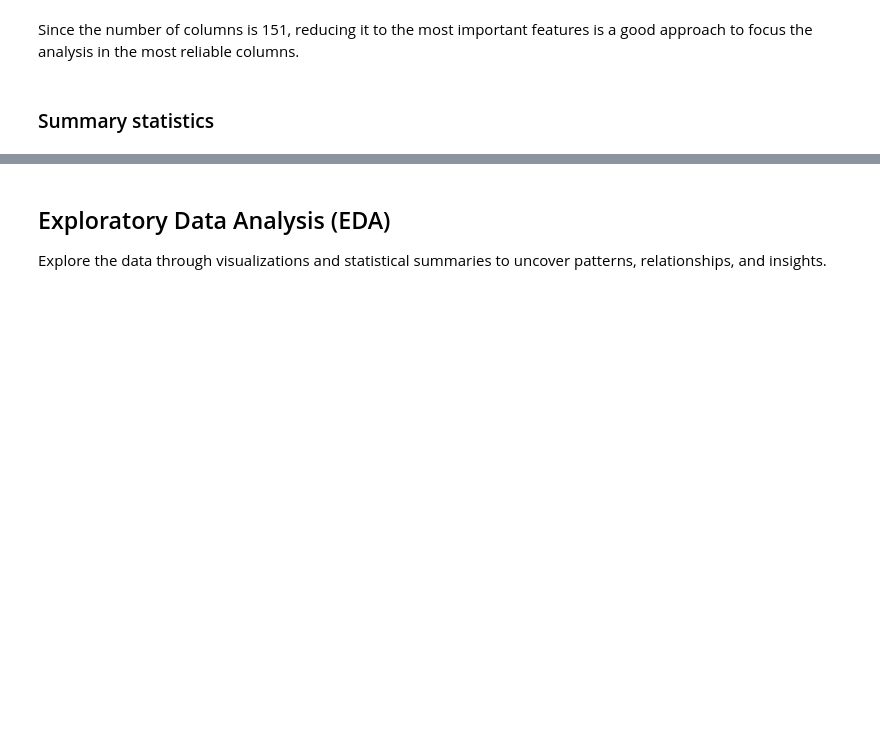
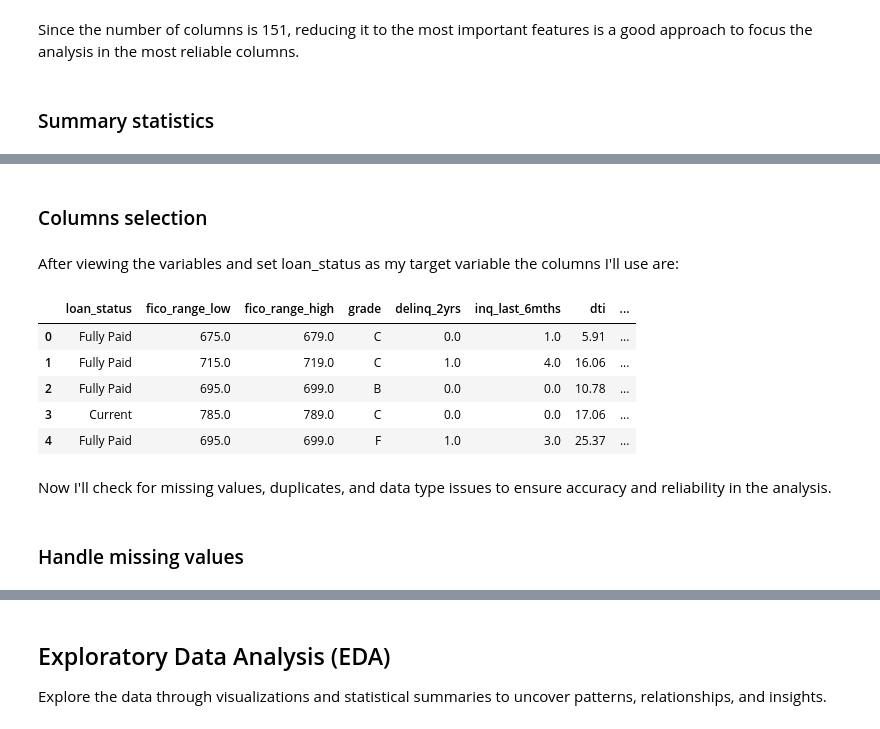
Before and after one commit to diegogomez040/Financial-risk-club-lending, a Jupyter notebook: Finance risk project.ipynb, the cells around one changed output, grey strips where cells are left out. Cells and saved outputs as stored; diff of their text form; code cells hidden in the pictures; blank space fills up the shorter version.

```diff
--- a/Finance risk project.ipynb
+++ b/Finance risk project.ipynb
@@ -125 +126,56 @@ run_query(query)
+# %% [markdown]
+### Columns selection
+# %% [markdown]
+After viewing the variables and set loan_status as my target variable the columns I'll use are:
+# %%
+query = """
+SELECT
+    -- Target variable
+    loan_status,
+
+    -- Credit profile
+    fico_range_low,
+    fico_range_high,
+    grade,
+    delinq_2yrs,
+    inq_last_6mths,
+
+    -- Debt & Income metrics
+    dti,
+    annual_inc,
+    revol_util,
+
+    -- Loan specifics
+    loan_amnt,
+    int_rate,
+    term,
+    purpose,
+    issue_d,
+    installment,
+
+    -- Credit history
+    earliest_cr_line,
+    total_acc,
+    open_acc,
+    mths_since_last_delinq,
+
+    -- Performance
+    total_pymnt
+
+FROM loans;
+"""
+
+df = run_query(query)
+df.head()
+# %% [output]
+|  | loan_status | fico_range_low | fico_range_high | grade | delinq_2yrs | inq_last_6mths | dti | ... |
+| 0 | Fully Paid | 675.0 | 679.0 | C | 0.0 | 1.0 | 5.91 | ... |
+| 1 | Fully Paid | 715.0 | 719.0 | C | 1.0 | 4.0 | 16.06 | ... |
+| 2 | Fully Paid | 695.0 | 699.0 | B | 0.0 | 0.0 | 10.78 | ... |
+| 3 | Current | 785.0 | 789.0 | C | 0.0 | 0.0 | 17.06 | ... |
+| 4 | Fully Paid | 695.0 | 699.0 | F | 1.0 | 3.0 | 25.37 | ... |
+# %% [markdown]
+Now I'll check for missing values, duplicates, and data type issues to ensure accuracy and reliability in the analysis.
+# %% [markdown]
+### Handle missing values
 # %%
```
Also changed, not shown: parts of 15 cells of this notebook.
